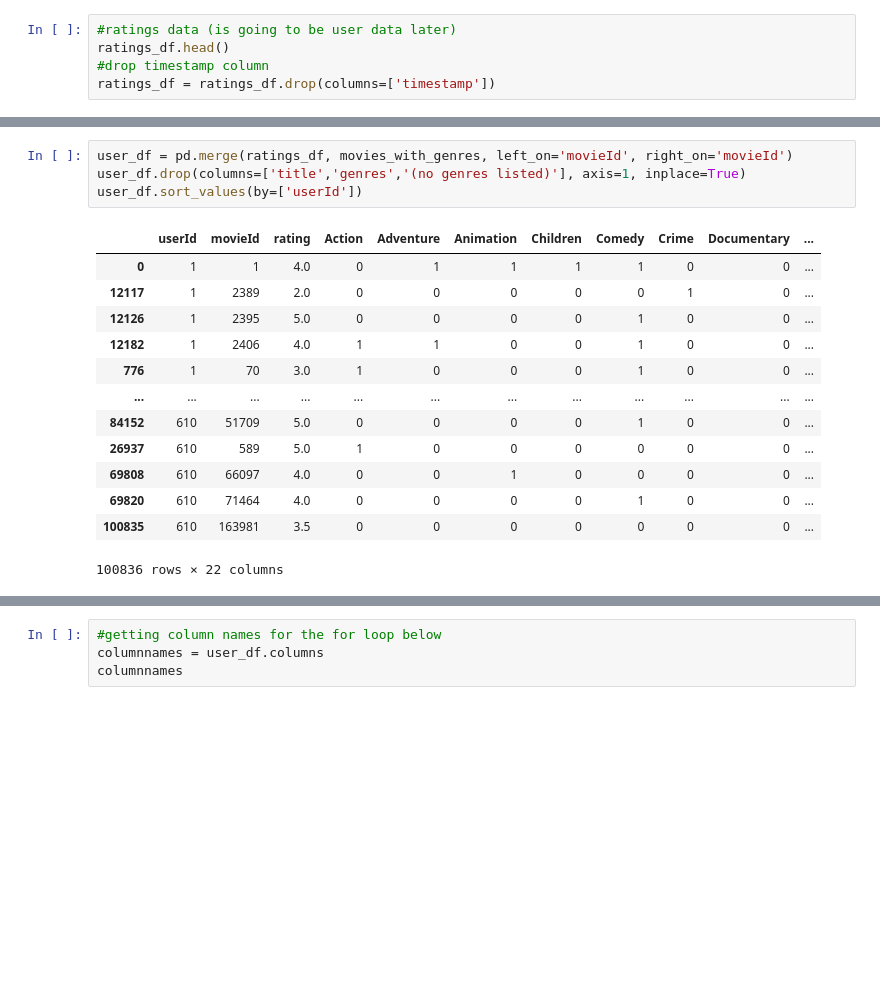
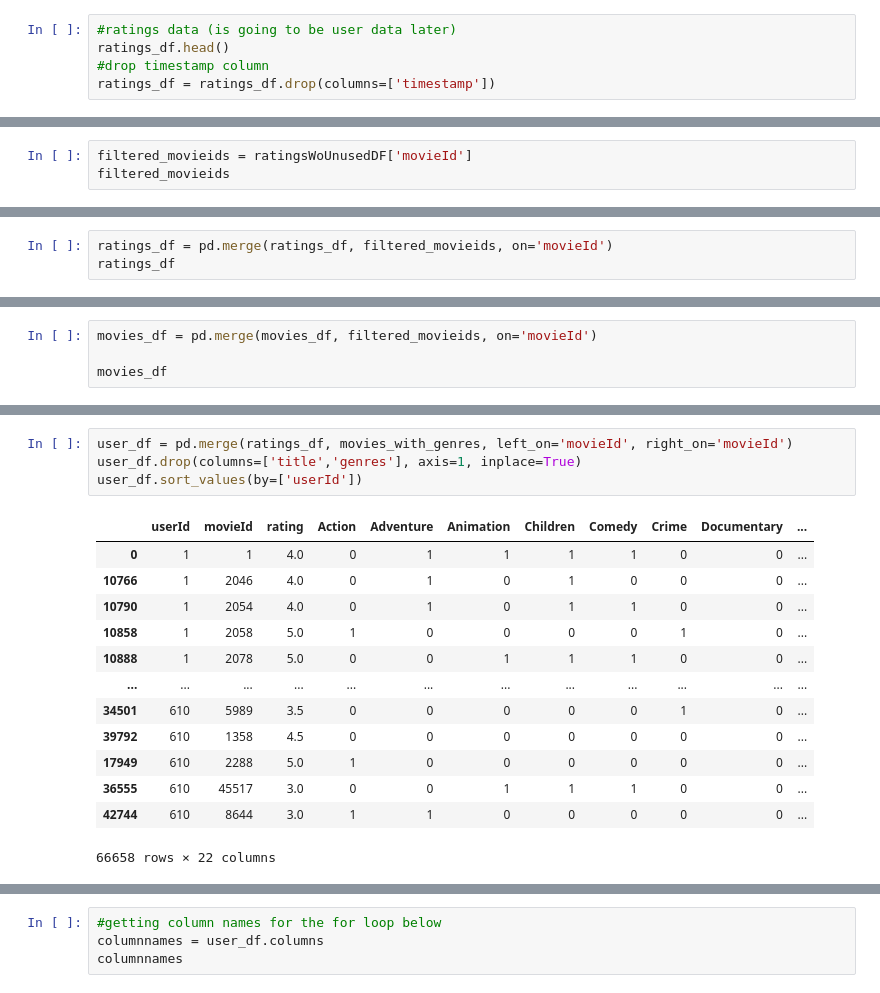
Before and after one commit to sewarslan/final_project, a Jupyter notebook: movie_recommender/creating_user_NN_data.ipynb, the cells around one changed output, grey strips where cells are left out. Drawn from its saved outputs; the diff is of its cells as text; blank space fills up the shorter version.

```diff
--- a/movie_recommender/creating_user_NN_data.ipynb
+++ b/movie_recommender/creating_user_NN_data.ipynb
@@ -32,0 +77,3 @@ ratings_df
+# %%
+filtered_movieids = ratingsWoUnusedDF['movieId']
+filtered_movieids
@@ -32,0 +93,3 @@ ratings_df
+# %%
+ratings_df = pd.merge(ratings_df, filtered_movieids, on='movieId')
+ratings_df
@@ -32,0 +110,4 @@ ratings_df
+# %%
+movies_df = pd.merge(movies_df, filtered_movieids, on='movieId')
+
+movies_df
@@ -68,21 +165,21 @@ movies_with_genres
 # %%
 user_df = pd.merge(ratings_df, movies_with_genres, left_on='movieId', right_on='movieId')
-user_df.drop(columns=['title','genres','(no genres listed)'], axis=1, inplace=True)
+user_df.drop(columns=['title','genres'], axis=1, inplace=True)
 user_df.sort_values(by=['userId'])
 # %% [output]
 |  | userId | movieId | rating | Action | Adventure | Animation | Children | Comedy | Crime | Documentary | ... |
 | 0 | 1 | 1 | 4.0 | 0 | 1 | 1 | 1 | 1 | 0 | 0 | ... |
-| 12117 | 1 | 2389 | 2.0 | 0 | 0 | 0 | 0 | 0 | 1 | 0 | ... |
-| 12126 | 1 | 2395 | 5.0 | 0 | 0 | 0 | 0 | 1 | 0 | 0 | ... |
-| 12182 | 1 | 2406 | 4.0 | 1 | 1 | 0 | 0 | 1 | 0 | 0 | ... |
-| 776 | 1 | 70 | 3.0 | 1 | 0 | 0 | 0 | 1 | 0 | 0 | ... |
+| 10766 | 1 | 2046 | 4.0 | 0 | 1 | 0 | 1 | 0 | 0 | 0 | ... |
+| 10790 | 1 | 2054 | 4.0 | 0 | 1 | 0 | 1 | 1 | 0 | 0 | ... |
+| 10858 | 1 | 2058 | 5.0 | 1 | 0 | 0 | 0 | 0 | 1 | 0 | ... |
+| 10888 | 1 | 2078 | 5.0 | 0 | 0 | 1 | 1 | 1 | 0 | 0 | ... |
 | ... | ... | ... | ... | ... | ... | ... | ... | ... | ... | ... | ... |
-| 84152 | 610 | 51709 | 5.0 | 0 | 0 | 0 | 0 | 1 | 0 | 0 | ... |
-| 26937 | 610 | 589 | 5.0 | 1 | 0 | 0 | 0 | 0 | 0 | 0 | ... |
-| 69808 | 610 | 66097 | 4.0 | 0 | 0 | 1 | 0 | 0 | 0 | 0 | ... |
-| 69820 | 610 | 71464 | 4.0 | 0 | 0 | 0 | 0 | 1 | 0 | 0 | ... |
-| 100835 | 610 | 163981 | 3.5 | 0 | 0 | 0 | 0 | 0 | 0 | 0 | ... |
+| 34501 | 610 | 5989 | 3.5 | 0 | 0 | 0 | 0 | 0 | 1 | 0 | ... |
+| 39792 | 610 | 1358 | 4.5 | 0 | 0 | 0 | 0 | 0 | 0 | 0 | ... |
+| 17949 | 610 | 2288 | 5.0 | 1 | 0 | 0 | 0 | 0 | 0 | 0 | ... |
+| 36555 | 610 | 45517 | 3.0 | 0 | 0 | 1 | 1 | 1 | 0 | 0 | ... |
+| 42744 | 610 | 8644 | 3.0 | 1 | 1 | 0 | 0 | 0 | 0 | 0 | ... |
-100836 rows × 22 columns
+66658 rows × 22 columns
 # %%
 #how many ratings each user gave as a dataframe
 rating_count = user_df.pivot_table(index=['userId'], aggfunc='size')
```
Also changed, not shown: parts of 34 cells of this notebook, 7 other files.
